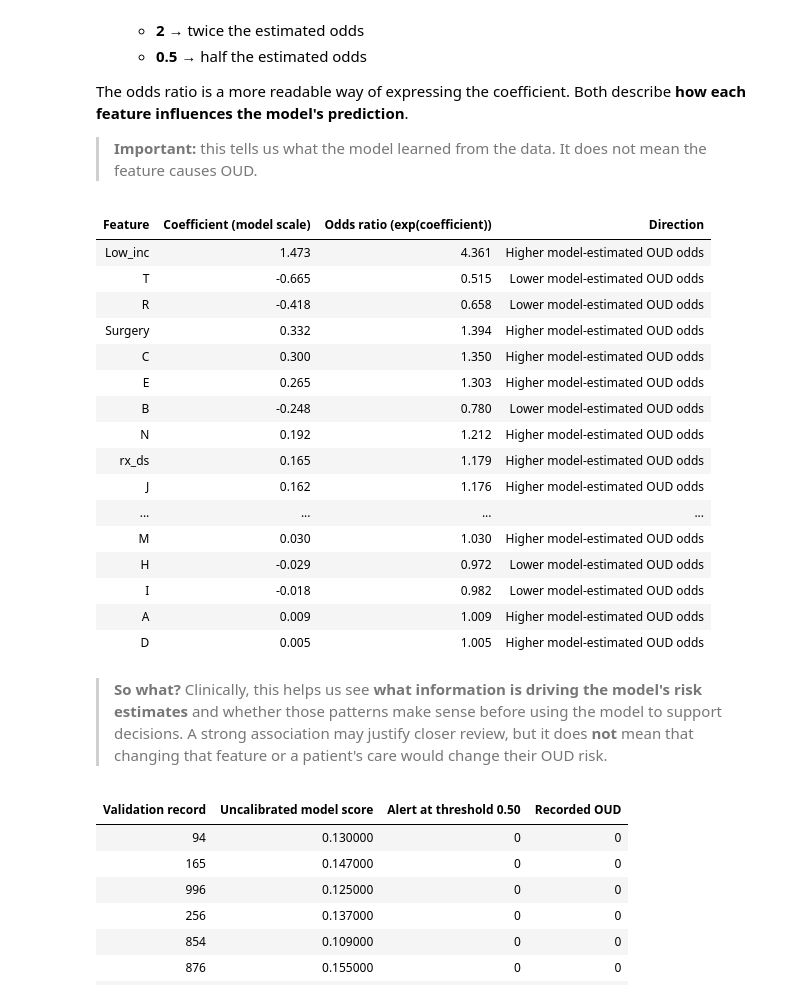
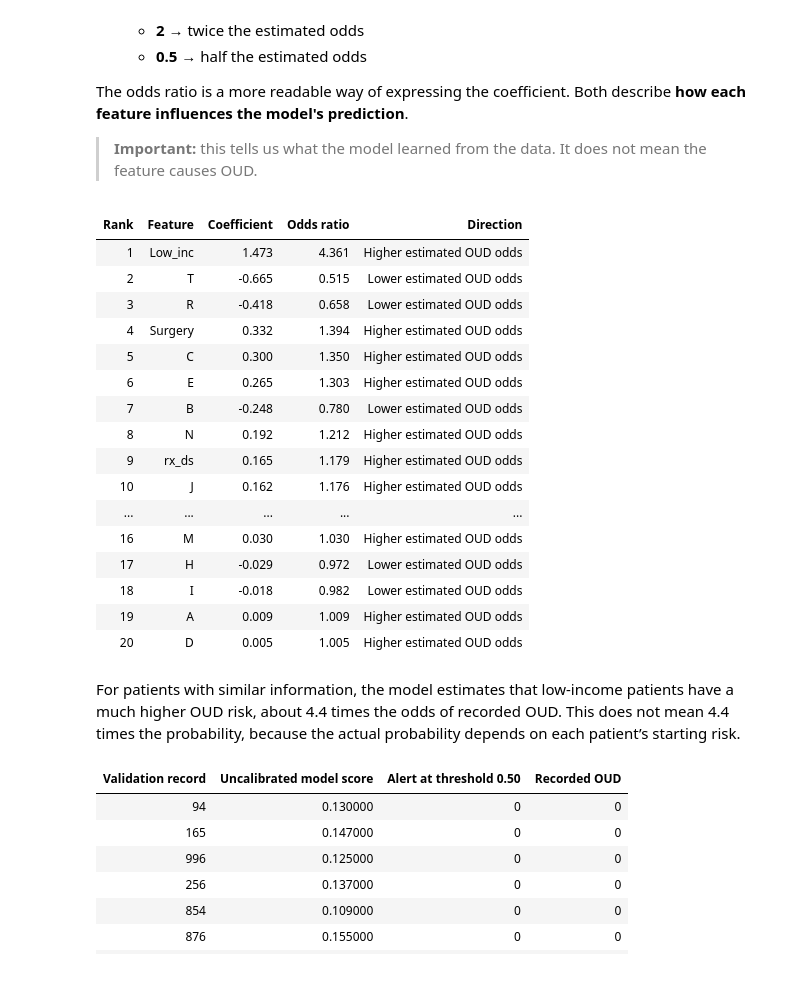
Before and after one commit to IE-ML-for-Healthcare/RAI_opioid_risk_prevention, a Jupyter notebook: ML4HL_OD_RAI_toolbox.ipynb, the cells around one changed output. Cells and saved outputs as stored; diff of their text form; code cells hidden in the pictures.

Commit message:
Refactor coefficient table in ML4HL_OD_RAI_toolbox.ipynb
- Updated the execution count for the relevant code cell.
- Changed the HTML table structure to include a rank column for features.
- Renamed columns for clarity: "Coefficient (model scale)" to "Coefficient" and "Odds ratio (exp(coefficient))" to "Odds ratio".
- Adjusted the direction labels for better readability.
- Added a strength column for sorting, which was subsequently removed after sorting.
- Updated the display format for the coefficient table.
- Revised the concluding statement to clarify the model's risk estimates for low-income patients.

```diff
--- a/ML4HL_OD_RAI_toolbox.ipynb
+++ b/ML4HL_OD_RAI_toolbox.ipynb
@@ -466,62 +466,79 @@ The odds ratio is a more readable way of expressing the coefficient. Both descri
 # Extract coefficients from the fitted, uncalibrated logistic regression
 preprocessor = base_clf.named_steps["prep"]
 variance_filter = base_clf.named_steps["varth"]
 logistic_model = base_clf.named_steps["model"]
 
+# Get the feature names that remain after preprocessing and variance filtering
 feature_names_before_filter = np.asarray(preprocessor.get_feature_names_out())
 retained_features = feature_names_before_filter[variance_filter.get_support()]
+
+# Logistic regression weights
 coefficients = logistic_model.coef_.ravel()
 
+# Build interpretation table
 coefficient_table = pd.DataFrame({
     "Feature": retained_features,
-    "Coefficient (model scale)": coefficients,
-    "Odds ratio (exp(coefficient))": np.exp(coefficients),
+    "Coefficient": coefficients,
+    "Odds ratio": np.exp(coefficients),
     "Direction": np.where(
         coefficients > 0,
-        "Higher model-estimated OUD odds",
+        "Higher estimated OUD odds",
         np.where(
             coefficients < 0,
-            "Lower model-estimated OUD odds",
-            "No directional change",
+            "Lower estimated OUD odds",
+            "No change",
         ),
     ),
 })
-coefficient_table["absolute coefficient"] = coefficient_table["Coefficient (model scale)"].abs()
+
+# Rank by strength of influence, regardless of direction
+coefficient_table["Strength"] = coefficient_table["Coefficient"].abs()
+
 coefficient_table = (
     coefficient_table
-    .sort_values("absolute coefficient", ascending=False)
-    .drop(columns="absolute coefficient")
+    .sort_values("Strength", ascending=False)
     .reset_index(drop=True)
 )
 
+# Add an explicit rank for students
+coefficient_table.insert(
+    0,
+    "Rank",
+    np.arange(1, len(coefficient_table) + 1)
+)
+
+# Strength was only needed for sorting
+coefficient_table = coefficient_table.drop(columns="Strength")
+
+# Display the ranked table
 display(
     coefficient_table.style
     .hide(axis="index")
     .format({
-        "Coefficient (model scale)": "{:.3f}",
-        "Odds ratio (exp(coefficient))": "{:.3f}",
+        "Coefficient": "{:.3f}",
+        "Odds ratio": "{:.3f}",
     })
 )
 # %% [output]
-| Feature | Coefficient (model scale) | Odds ratio (exp(coefficient)) | Direction |
-| Low_inc | 1.473 | 4.361 | Higher model-estimated OUD odds |
-| T | -0.665 | 0.515 | Lower model-estimated OUD odds |
-| R | -0.418 | 0.658 | Lower model-estimated OUD odds |
-| Surgery | 0.332 | 1.394 | Higher model-estimated OUD odds |
-| C | 0.300 | 1.350 | Higher model-estimated OUD odds |
-| E | 0.265 | 1.303 | Higher model-estimated OUD odds |
-| B | -0.248 | 0.780 | Lower model-estimated OUD odds |
-| N | 0.192 | 1.212 | Higher model-estimated OUD odds |
-| rx_ds | 0.165 | 1.179 | Higher model-estimated OUD odds |
-| J | 0.162 | 1.176 | Higher model-estimated OUD odds |
-| ... | ... | ... | ... |
-| M | 0.030 | 1.030 | Higher model-estimated OUD odds |
-| H | -0.029 | 0.972 | Lower model-estimated OUD odds |
-| I | -0.018 | 0.982 | Lower model-estimated OUD odds |
-| A | 0.009 | 1.009 | Higher model-estimated OUD odds |
-| D | 0.005 | 1.005 | Higher model-estimated OUD odds |
+| Rank | Feature | Coefficient | Odds ratio | Direction |
+| 1 | Low_inc | 1.473 | 4.361 | Higher estimated OUD odds |
+| 2 | T | -0.665 | 0.515 | Lower estimated OUD odds |
+| 3 | R | -0.418 | 0.658 | Lower estimated OUD odds |
+| 4 | Surgery | 0.332 | 1.394 | Higher estimated OUD odds |
+| 5 | C | 0.300 | 1.350 | Higher estimated OUD odds |
+| 6 | E | 0.265 | 1.303 | Higher estimated OUD odds |
+| 7 | B | -0.248 | 0.780 | Lower estimated OUD odds |
+| 8 | N | 0.192 | 1.212 | Higher estimated OUD odds |
+| 9 | rx_ds | 0.165 | 1.179 | Higher estimated OUD odds |
+| 10 | J | 0.162 | 1.176 | Higher estimated OUD odds |
+| ... | ... | ... | ... | ... |
+| 16 | M | 0.030 | 1.030 | Higher estimated OUD odds |
+| 17 | H | -0.029 | 0.972 | Lower estimated OUD odds |
+| 18 | I | -0.018 | 0.982 | Lower estimated OUD odds |
+| 19 | A | 0.009 | 1.009 | Higher estimated OUD odds |
+| 20 | D | 0.005 | 1.005 | Higher estimated OUD odds |
 # %% [markdown]
-> **So what?** Clinically, this helps us see **what information is driving the model's risk estimates** and whether those patterns make sense before using the model to support decisions. A strong association may justify closer review, but it does **not** mean that changing that feature or a patient's care would change their OUD risk.
+For patients with similar information, the model estimates that low-income patients have a much higher OUD risk, about 4.4 times the odds of recorded OUD. This does not mean 4.4 times the probability, because the actual probability depends on each patient’s starting risk.
 # %%
 # Show a small validation sample: compare a raw score, an alert rule and the recorded outcome
 
```
